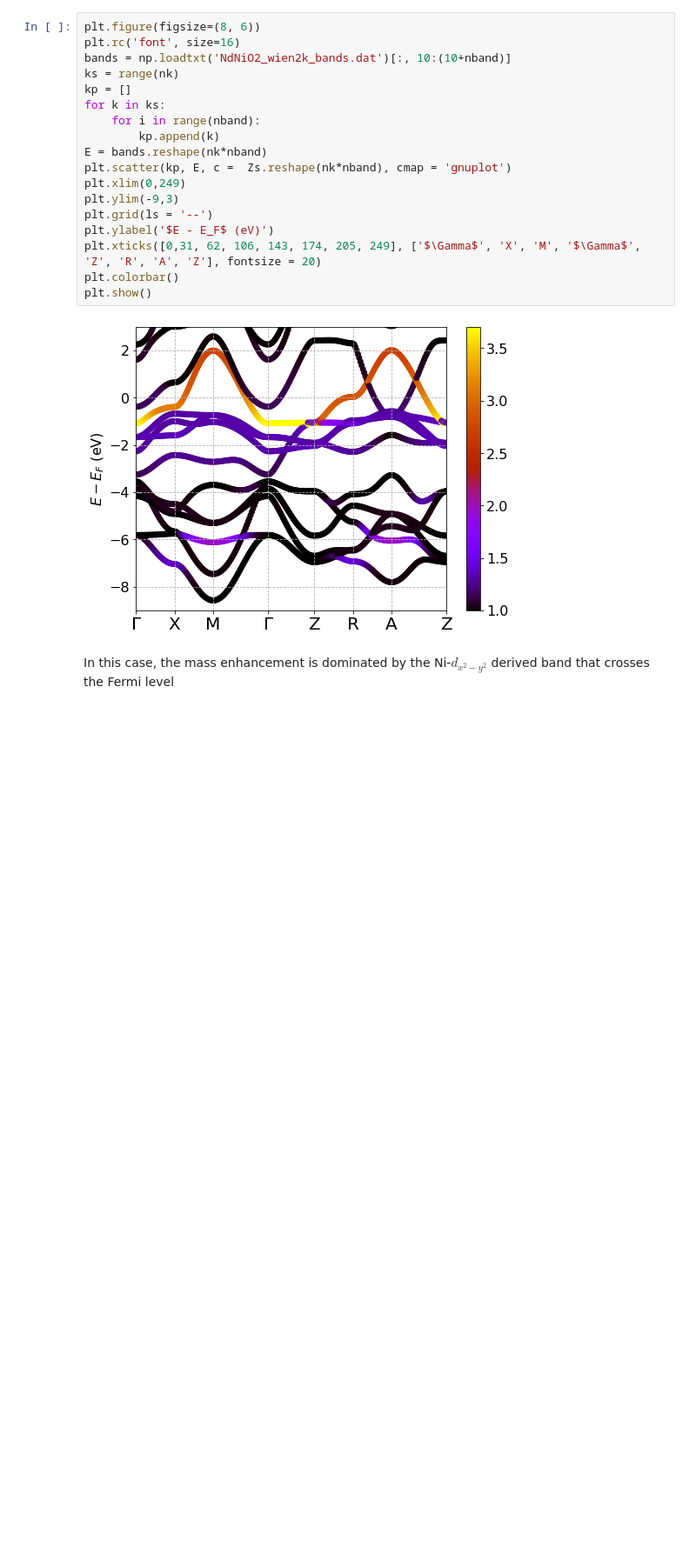
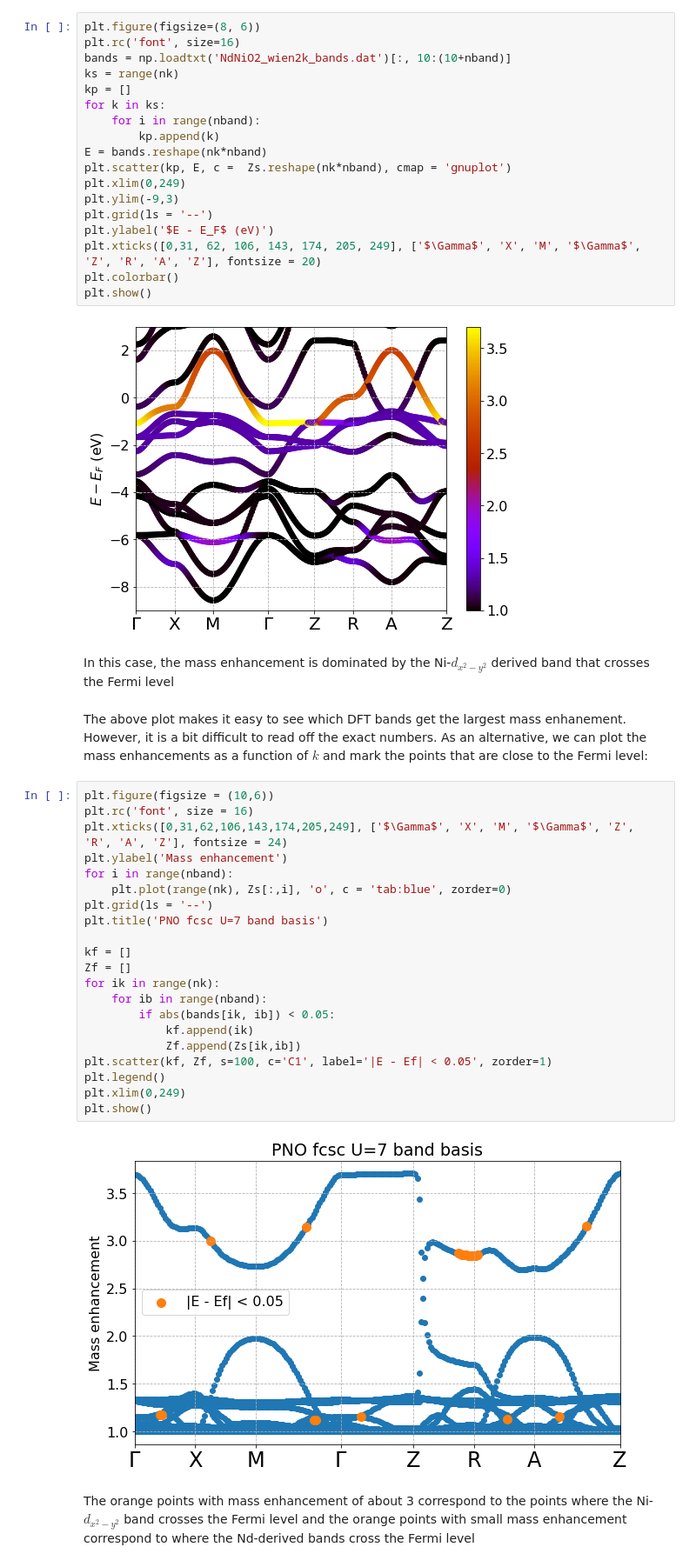
Before and after one commit to jkarp314/dft_dmft_postprocessing, a Jupyter notebook: NdNiO2_projectors_band_basis_mass.ipynb, the cells around one changed output. Shown at 87% size. Saved outputs shown, nothing was run; the diff lists cells and outputs as text; blank space fills up the shorter version.

Commit message:
add second plot

```diff
--- a/NdNiO2_projectors_band_basis_mass.ipynb
+++ b/NdNiO2_projectors_band_basis_mass.ipynb
@@ -65,3 +65,30 @@ plt.show()
 [figure]
 # %% [markdown]
 In this case, the mass enhancement is dominated by the Ni-$d_{x^2-y^2}$ derived band that crosses the Fermi level
+# %% [markdown]
+The above plot makes it easy to see which DFT bands get the largest mass enhanement. However, it is a bit difficult to read off the exact numbers. As an alternative, we can plot the mass enhancements as a function of $k$ and mark the points that are close to the Fermi level:
+# %%
+plt.figure(figsize = (10,6))
+plt.rc('font', size = 16)
+plt.xticks([0,31,62,106,143,174,205,249], ['$\Gamma$', 'X', 'M', '$\Gamma$', 'Z', 'R', 'A', 'Z'], fontsize = 24)
+plt.ylabel('Mass enhancement')
+for i in range(nband):
+    plt.plot(range(nk), Zs[:,i], 'o', c = 'tab:blue', zorder=0)
+plt.grid(ls = '--')
+plt.title('PNO fcsc U=7 band basis')
+
+kf = []
+Zf = []
+for ik in range(nk):
+    for ib in range(nband):
+        if abs(bands[ik, ib]) < 0.05:
+            kf.append(ik)
+            Zf.append(Zs[ik,ib])
+plt.scatter(kf, Zf, s=100, c='C1', label='|E - Ef| < 0.05', zorder=1)
+plt.legend()
+plt.xlim(0,249)
+plt.show()
+# %% [output]
+[figure, added]
+# %% [markdown]
+The orange points with mass enhancement of about 3 correspond to the points where the Ni-$d_{x^2-y^2}$ band crosses the Fermi level and the orange points with small mass enhancement correspond to where the Nd-derived bands cross the Fermi level
```
